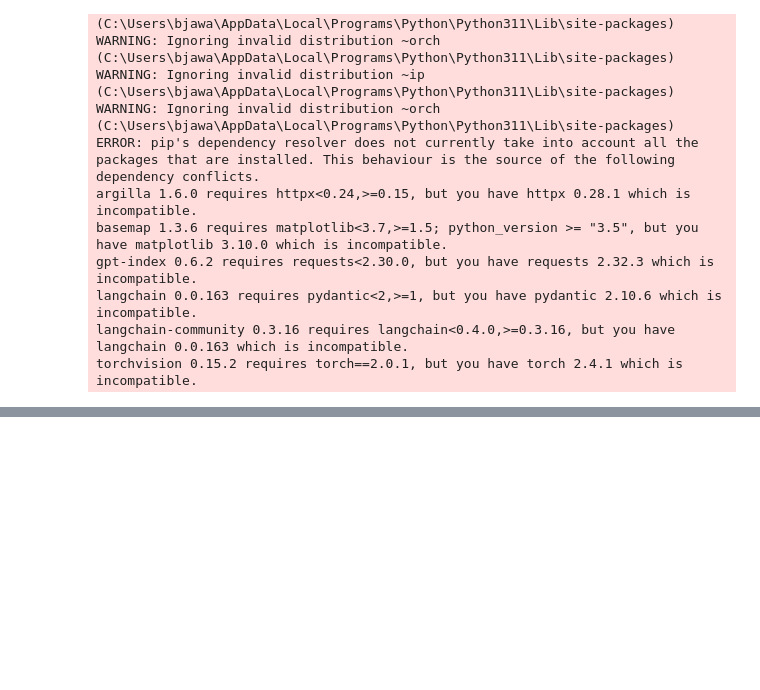
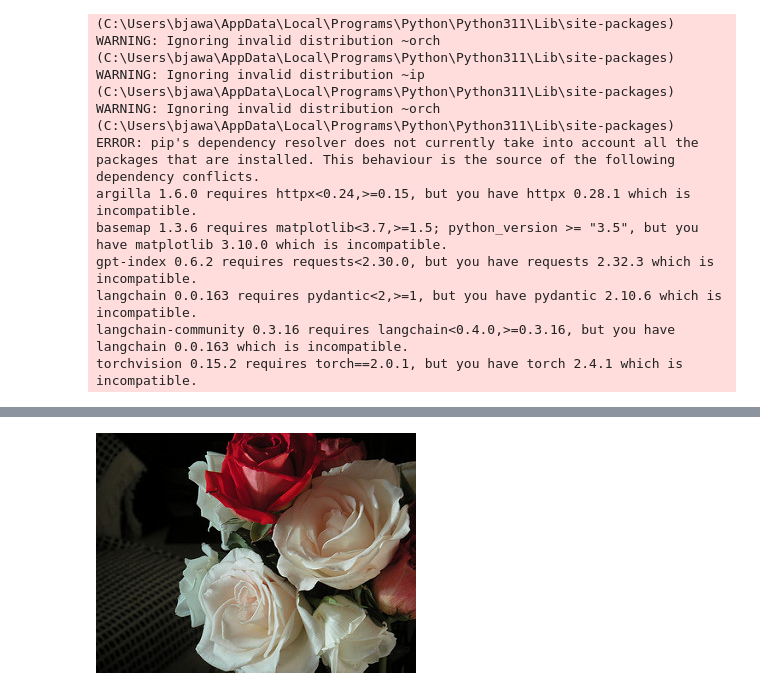
Before and after one commit to VinothiniAtomsTrainingLabs/DS-B1, a Jupyter notebook: Day 6/Demo/Tensorflow.ipynb, the cells around one changed output, grey strips where cells are left out. Saved outputs shown, nothing was run; the diff lists cells and outputs as text; code cells hidden in the pictures; blank space fills up the shorter version.

```diff
--- a/Day 6/Demo/Tensorflow.ipynb
+++ b/Day 6/Demo/Tensorflow.ipynb
@@ -37,0 +64,4 @@ Full end to end app (Recommendation model)
+# %%
+PIL.Image.open(str(roses[1]))
+# %% [output]
+[figure, added]
```
Also changed, not shown: parts of 21 cells of this notebook.
